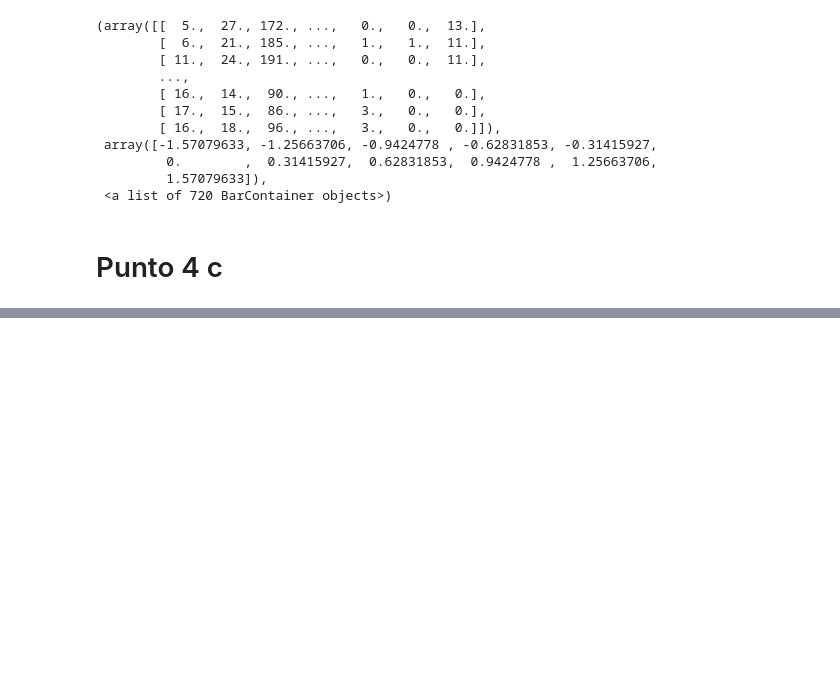
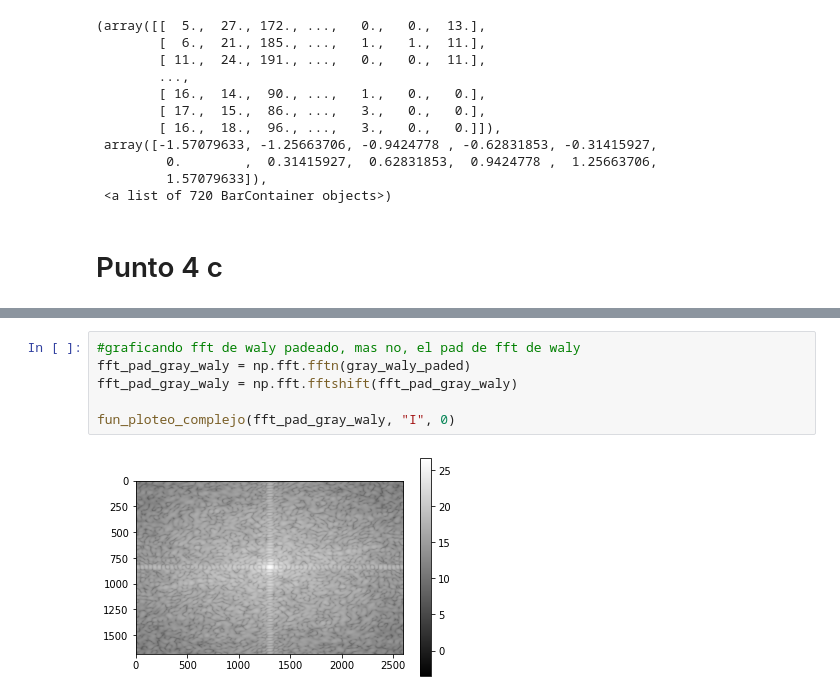
Before and after one commit to bdbejarc/Instrumentos-Opticos, a Jupyter notebook: Entrega_01/Entrega_01.ipynb, the cells around one changed output, grey strips where cells are left out. Cells and saved outputs as stored; diff of their text form; blank space fills up the shorter version.

```diff
--- a/Entrega_01/Entrega_01.ipynb
+++ b/Entrega_01/Entrega_01.ipynb
@@ -158,0 +226,8 @@ plt.hist(np.angle(a))
+# %%
+#graficando fft de waly padeado, mas no, el pad de fft de waly
+fft_pad_gray_waly = np.fft.fftn(gray_waly_paded)
+fft_pad_gray_waly = np.fft.fftshift(fft_pad_gray_waly)
+
+fun_ploteo_complejo(fft_pad_gray_waly, "I", 0)
+# %% [output]
+[figure, added]
```
Also changed, not shown: parts of 12 cells of this notebook.
